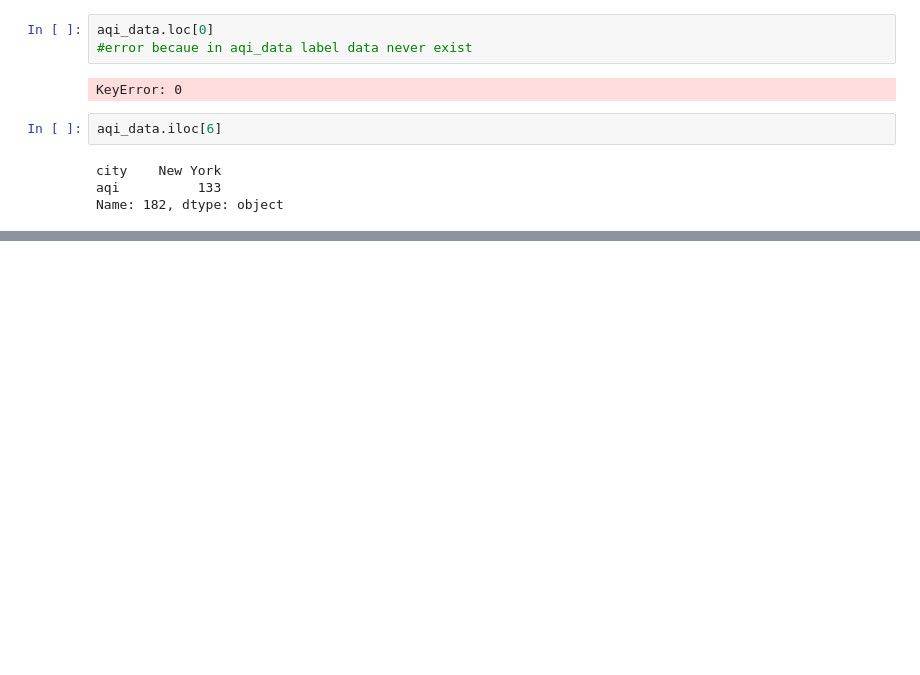
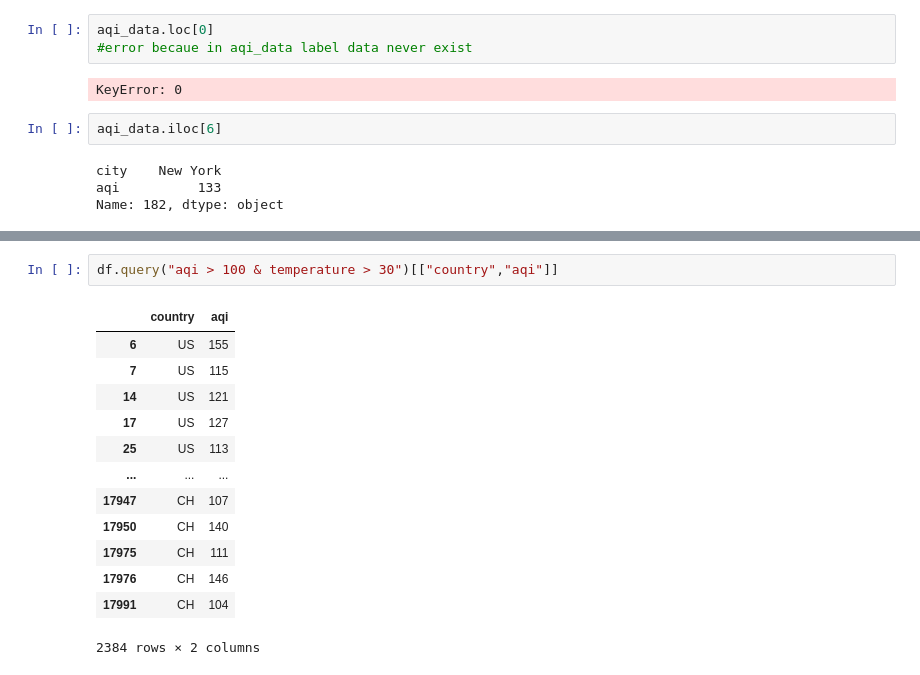
Before and after one commit to poojapalaksha/Pandas, a Jupyter notebook: Pandas_tutorial.ipynb, the cells around one changed output, grey strips where cells are left out. Saved outputs shown, nothing was run; the diff lists cells and outputs as text; blank space fills up the shorter version.

Commit message:
Add files via upload
Query methods in pandas

```diff
--- a/Pandas_tutorial.ipynb
+++ b/Pandas_tutorial.ipynb
@@ -638,0 +651,16 @@ Name: 182, dtype: object
+# %%
+df.query("aqi > 100 & temperature > 30")[["country","aqi"]]
+# %% [output]
+|  | country | aqi |
+| 6 | US | 155 |
+| 7 | US | 115 |
+| 14 | US | 121 |
+| 17 | US | 127 |
+| 25 | US | 113 |
+| ... | ... | ... |
+| 17947 | CH | 107 |
+| 17950 | CH | 140 |
+| 17975 | CH | 111 |
+| 17976 | CH | 146 |
+| 17991 | CH | 104 |
+2384 rows × 2 columns
```
Also changed, not shown: parts of 6 cells of this notebook.
